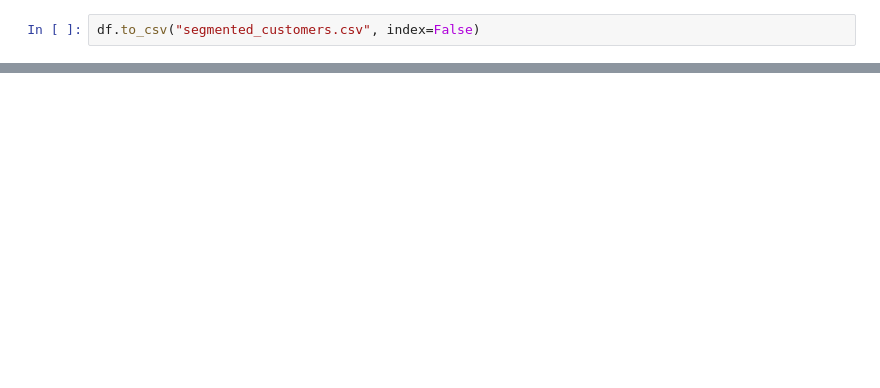
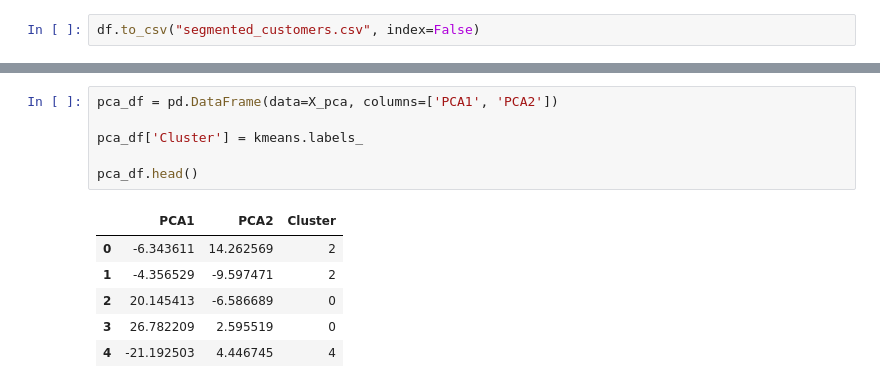
Before and after one commit to dikshaaa316/customer-segmentation, a Jupyter notebook: notebook/segmentation.ipynb, the cells around one changed output, grey strips where cells are left out. Drawn from its saved outputs; the diff is of its cells as text; blank space fills up the shorter version.

```diff
--- a/notebook/segmentation.ipynb
+++ b/notebook/segmentation.ipynb
@@ -271,0 +286,13 @@ df.to_csv("segmented_customers.csv", index=False)
+# %%
+pca_df = pd.DataFrame(data=X_pca, columns=['PCA1', 'PCA2'])
+
+pca_df['Cluster'] = kmeans.labels_
+
+pca_df.head()
+# %% [output]
+|  | PCA1 | PCA2 | Cluster |
+| 0 | -6.343611 | 14.262569 | 2 |
+| 1 | -4.356529 | -9.597471 | 2 |
+| 2 | 20.145413 | -6.586689 | 0 |
+| 3 | 26.782209 | 2.595519 | 0 |
+| 4 | -21.192503 | 4.446745 | 4 |
```
Also changed, not shown: parts of 7 cells of this notebook, 1 other file.
